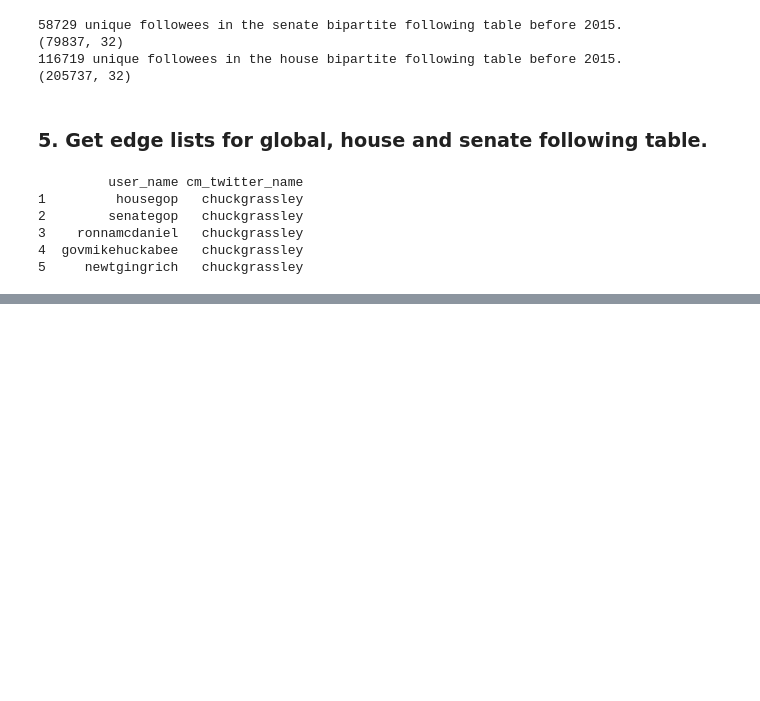
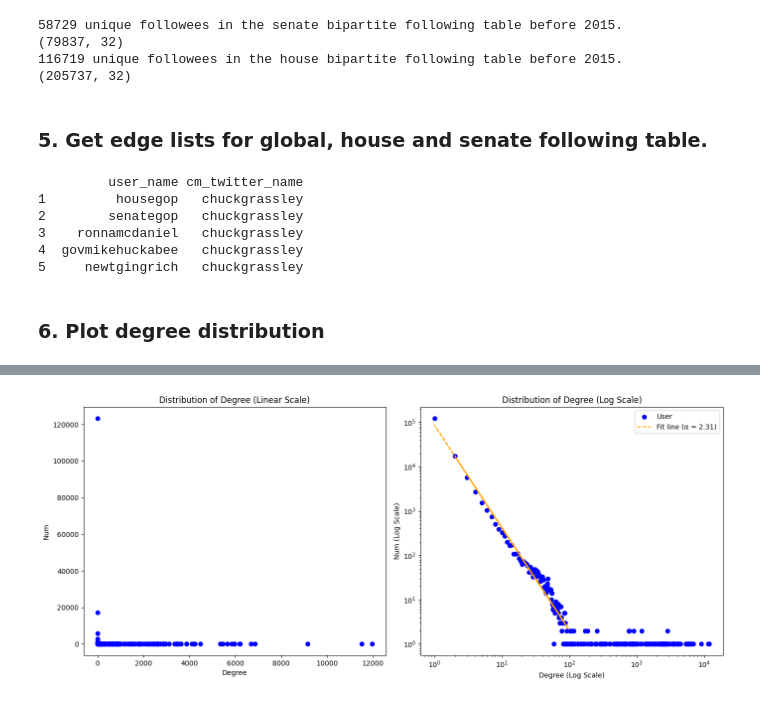
Before and after one commit to Ning-72/hajime, a Jupyter notebook: 1_data_preprocess.ipynb, the cells around one changed output, grey strips where cells are left out. Cells and saved outputs as stored; diff of their text form; code cells hidden in the pictures; blank space fills up the shorter version.

```diff
--- a/1_data_preprocess.ipynb
+++ b/1_data_preprocess.ipynb
@@ -131,3 +136,78 @@ print(global_edge_list.head(5))
 3    ronnamcdaniel   chuckgrassley
 4  govmikehuckabee   chuckgrassley
 5     newtgingrich   chuckgrassley
+# %% [markdown]
+### 6. Plot degree distribution ###
+# %%
+global_edge_list = list(global_edge_list.itertuples(index = False, name = None))
+# %%
+degree_to_num = {}
+
+follower_degree, followee_degree = degree_calculation(global_edge_list)
+
+for user, degree in follower_degree.items():
+    if degree in degree_to_num:
+        degree_to_num[degree] = degree_to_num[degree] + 1
+    else:
+        degree_to_num[degree] = 1
+
+for user, degree in followee_degree.items():
+    if degree in degree_to_num:
+        degree_to_num[degree] = degree_to_num[degree] + 1
+    else:
+        degree_to_num[degree] = 1
+
+for i in range(10):
+    print(f'k = {i + 1} , {degree_to_num[i + 1] / 156364 * 100:.2f}%')
+
+degree_list = [degree for degree in degree_to_num.keys()]
+degree_num = [num for num in degree_to_num.values()]
+
+# 过滤掉度数和计数为0的数据，避免在对数变换时出现问题
+degree_list = np.array(degree_list)
+degree_num = np.array(degree_num)
+valid = (degree_list > 0) & (degree_num > 0)
+degree_list = degree_list[valid]
+degree_num = degree_num[valid]
+
+# 对数据进行对数变换
+log_degree = np.log10(degree_list)
+log_num = np.log10(degree_num)
+
+# 选择斜率部分的数据进行拟合 (假设度数在10到100之间）
+lower_threshold = 0
+upper_threshold = 100
+selected = (degree_list > lower_threshold) & (degree_list < upper_threshold)
+log_degree_selected = log_degree[selected]
+log_num_selected = log_num[selected]
+
+# Linear regression
+slope, intercept, r_value, p_value, std_err = linregress(log_degree_selected, log_num_selected)
+alpha = -slope
+
+plt.figure(figsize=(14, 6))
+
+# Linear scale
+plt.subplot(1, 2, 1)
+plt.scatter(degree_list, degree_num, color='blue', label='User')
+plt.title("Distribution of Degree (Linear Scale)")
+plt.xlabel("Degree")
+plt.ylabel("Num")
+
+# Log scale
+plt.subplot(1, 2, 2)
+plt.scatter(degree_list, degree_num, color='blue', label='User')
+plt.xscale('log')
+plt.yscale('log')
+plt.title("Distribution of Degree (Log Scale)")
+plt.xlabel("Degree (Log Scale)")
+plt.ylabel("Num (Log Scale)")
+
+fit_line = 10**(intercept + slope * np.log10(degree_list[selected]))  # 使用对数线性回归的结果绘制拟合线
+plt.plot(degree_list[selected], fit_line, color='orange', linestyle='--', label=f'Fit line (α = {alpha:.2f})')
+
+plt.legend()
+
+plt.tight_layout()
+plt.show()
+# %% [output]
@@ -133,0 +224 @@ print(global_edge_list.head(5))
+[figure, added]
```
Also changed, not shown: parts of 3 cells of this notebook, 7 other files.
